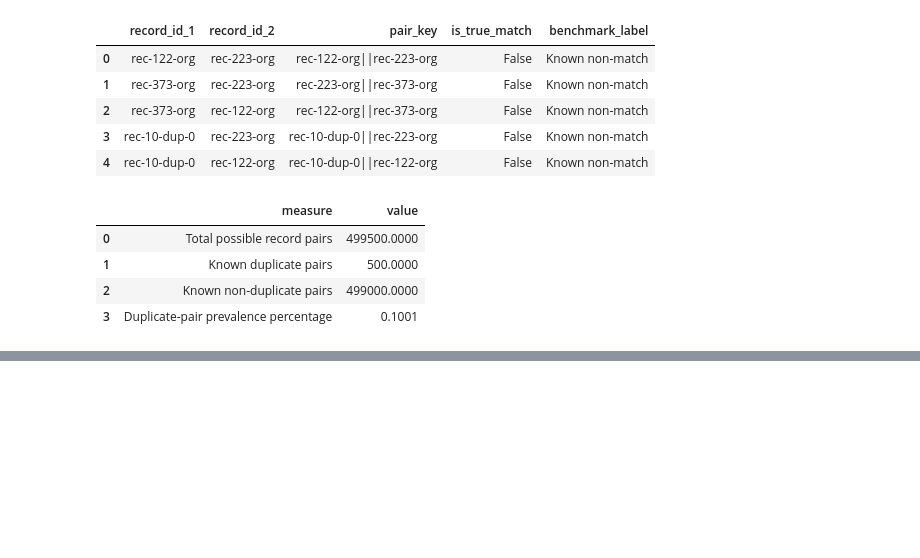
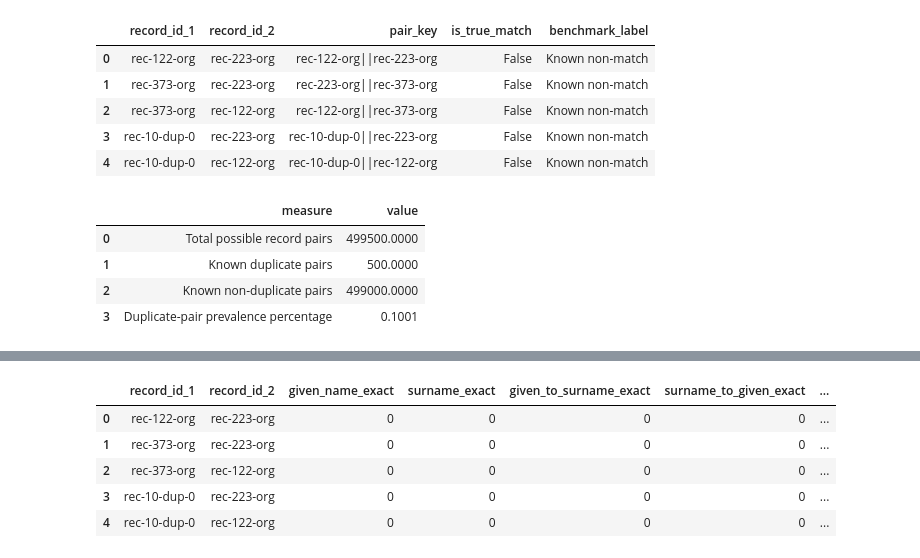
Before and after one commit to WaleBalogunK/Repository-name-entity-resolution-golden-record-lab, a Jupyter notebook: notebooks/01_data_acquisition_and_initial_audit.ipynb, the cells around one changed output, grey strips where cells are left out. Cells and saved outputs as stored; diff of their text form; code cells hidden in the pictures; blank space fills up the shorter version.

```diff
--- a/notebooks/01_data_acquisition_and_initial_audit.ipynb
+++ b/notebooks/01_data_acquisition_and_initial_audit.ipynb
@@ -3526,0 +3781,31 @@ candidate_pair_benchmark_summary
+# %%
+exact_feature_table = exact_features.reset_index()
+
+# Rename the first two columns consistently
+exact_feature_table = exact_feature_table.rename(
+    columns={
+        exact_feature_table.columns[0]: "record_id_1",
+        exact_feature_table.columns[1]: "record_id_2"
+    }
+)
+
+exact_feature_table["pair_key"] = [
+    create_canonical_pair_key(
+        record_id_1,
+        record_id_2
+    )
+    for record_id_1, record_id_2
+    in zip(
+        exact_feature_table["record_id_1"],
+        exact_feature_table["record_id_2"]
+    )
+]
+
+exact_feature_table.head()
+# %% [output]
+|  | record_id_1 | record_id_2 | given_name_exact | surname_exact | given_to_surname_exact | surname_to_given_exact | ... |
+| 0 | rec-122-org | rec-223-org | 0 | 0 | 0 | 0 | ... |
+| 1 | rec-373-org | rec-223-org | 0 | 0 | 0 | 0 | ... |
+| 2 | rec-373-org | rec-122-org | 0 | 0 | 0 | 0 | ... |
+| 3 | rec-10-dup-0 | rec-223-org | 0 | 0 | 0 | 0 | ... |
+| 4 | rec-10-dup-0 | rec-122-org | 0 | 0 | 0 | 0 | ... |
```
Also changed, not shown: parts of 8 cells of this notebook.
